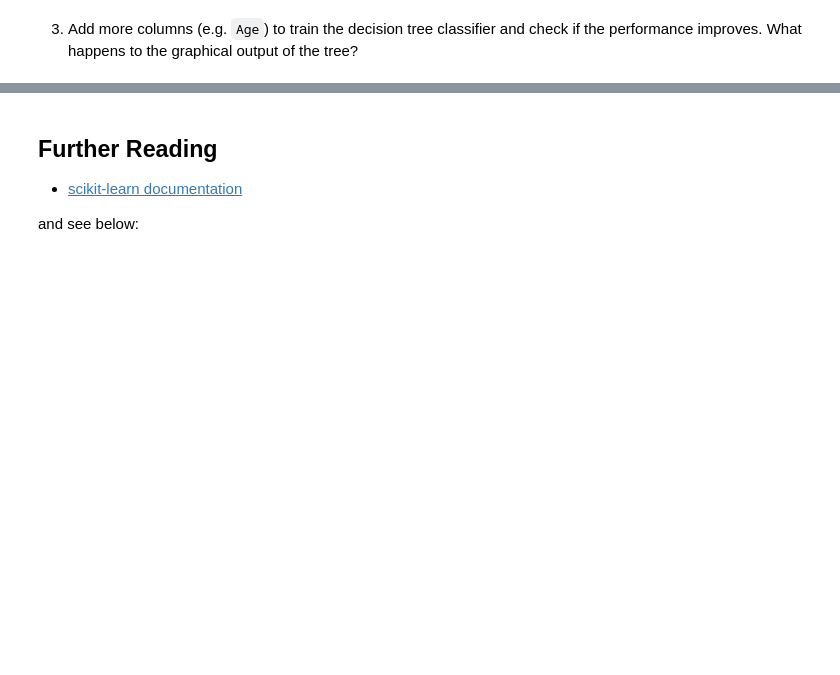
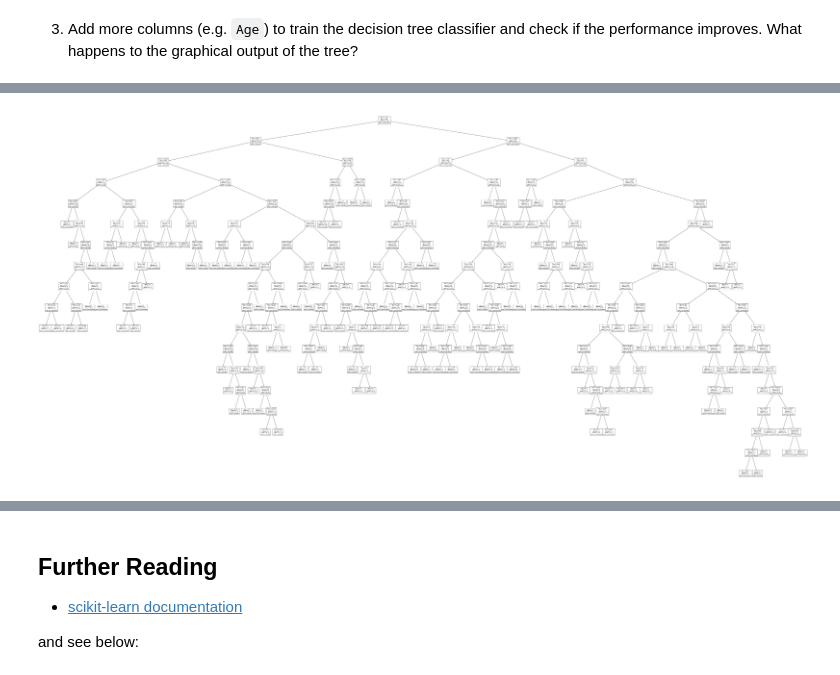
Before and after one commit to s-naegele/Data-Analysis, a Jupyter notebook: Lecturematerials/05_MachineLearning-Basicssklearn.ipynb, the cells around one changed output, grey strips where cells are left out. Drawn from its saved outputs; the diff is of its cells as text; code cells hidden in the pictures; blank space fills up the shorter version.

```diff
--- a/Lecturematerials/05_MachineLearning-Basicssklearn.ipynb
+++ b/Lecturematerials/05_MachineLearning-Basicssklearn.ipynb
@@ -362,0 +424,8 @@ raise NotImplementedError()
+# %%
+from sklearn import tree
+plt.figure(figsize=(100,50)) # needed, that we can see the figure properly
+tree.plot_tree(clf, feature_names=['gender', 'fare'], class_names=['not survived', 'survived'])
+plt.savefig("./treeFair")
+plt.show()
+# %% [output]
+[figure, added]
```
Also changed, not shown: parts of 17 cells of this notebook, 1 other file.
